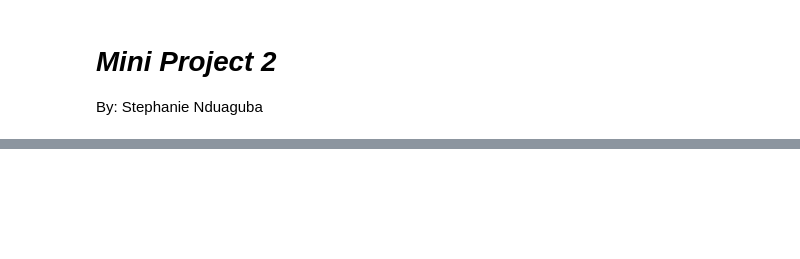
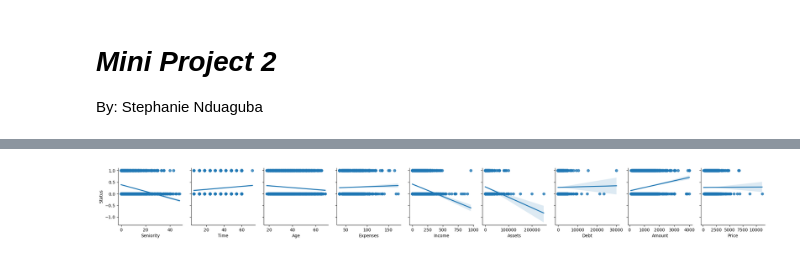
Before and after one commit to Posheffy/IODSN, a Jupyter notebook: IOD_MiniProject_2.0_SN.ipynb, the cells around one changed output, grey strips where cells are left out. Saved outputs shown, nothing was run; the diff lists cells and outputs as text; code cells hidden in the pictures; blank space fills up the shorter version.

```diff
--- a/IOD_MiniProject_2.0_SN.ipynb
+++ b/IOD_MiniProject_2.0_SN.ipynb
@@ -256,0 +401,5 @@ memory usage: 487.4+ KB
+# %%
+# Pairplot of numerical variables with status
+sns.pairplot(df, y_vars='Status', x_vars=numerical, kind='reg');
+# %% [output]
+[figure, added]
```
Also changed, not shown: parts of 78 cells of this notebook.
